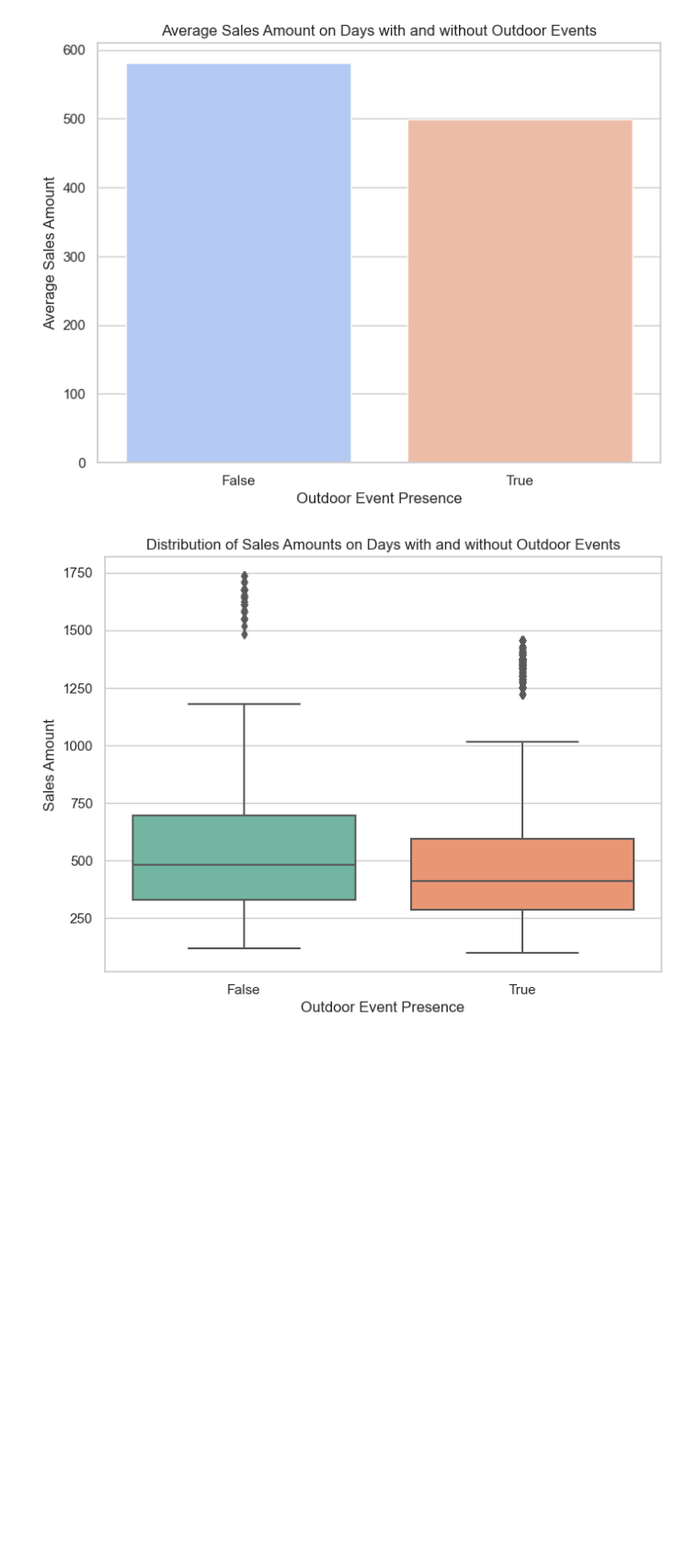
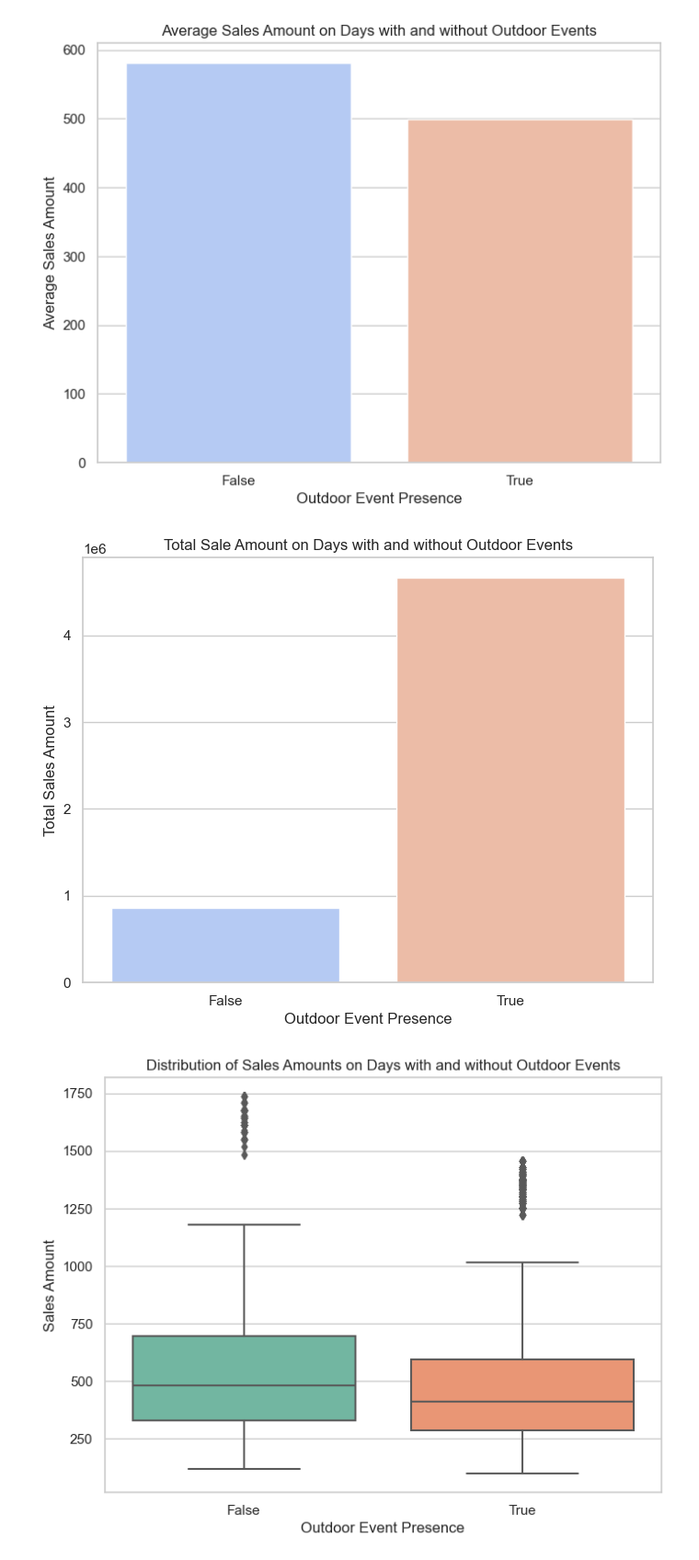
Before and after one commit to ThomasMphex/Bootcamp, a Jupyter notebook: project3.ipynb, the cells around one changed output. Shown at 92% size. Cells and saved outputs as stored; diff of their text form; code cells hidden in the pictures; blank space fills up the shorter version.

```diff
--- a/project3.ipynb
+++ b/project3.ipynb
@@ -1784,6 +1783,42 @@ plt.ylabel('Average Sales Amount')
 plt.show()
 # %% [output]
 [figure]
+# %%
+# Connect to your PostgreSQL database
+conn = psycopg2.connect(
+    dbname="cafe_transactions",
+    user="postgres",
+    password="",
+    host="localhost",
+    port="5432"
+)
+
+# Execute the SQL query and load the results into a pandas DataFrame
+sql_query = """
+    SELECT
+        is_outdoor,
+        SUM(total_price) AS total_sales_amount
+    FROM
+        cafe_transactions
+    GROUP BY
+        is_outdoor;
+"""
+df = pd.read_sql_query(sql_query, conn)
+
+# Close the database connection
+conn.close()
+
+# Plotting using seaborn and matplotlib
+plt.figure(figsize=(8, 6))
+
+# Create bar plot
+sns.barplot(data=df, x='is_outdoor', y='total_sales_amount', palette='coolwarm')
+plt.title('Total Sale Amount on Days with and without Outdoor Events')
+plt.xlabel('Outdoor Event Presence')
+plt.ylabel('Total Sales Amount')
+plt.show()
+# %% [output]
+[figure, added]
 # %%
 # Connect to your PostgreSQL database
 conn = psycopg2.connect(
```
Also changed, not shown: parts of 5 cells of this notebook.
